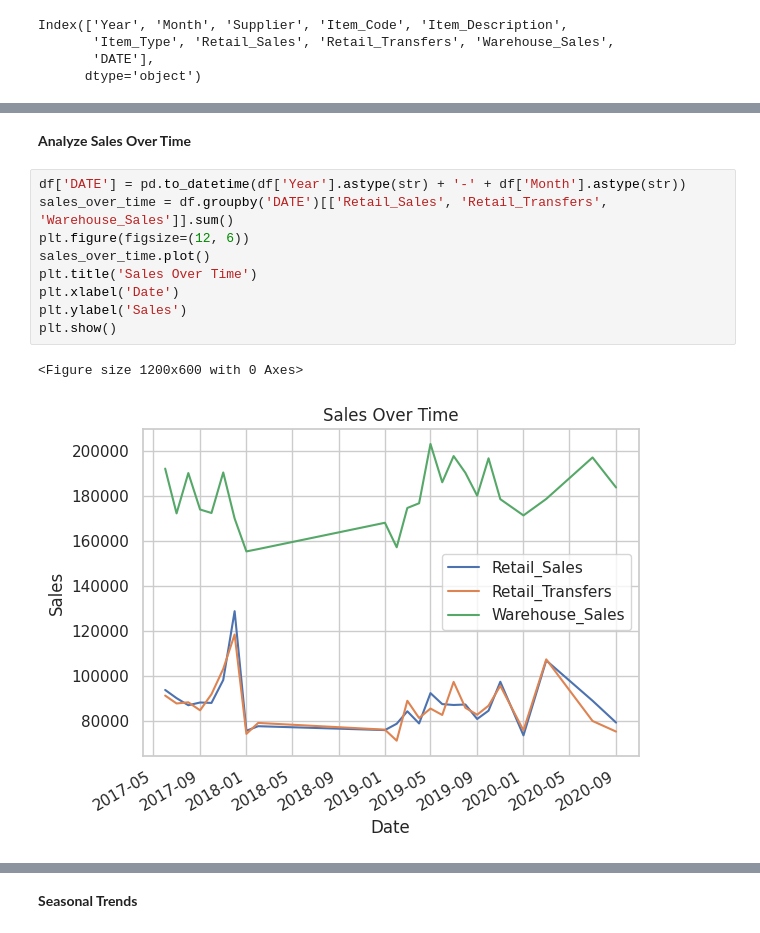
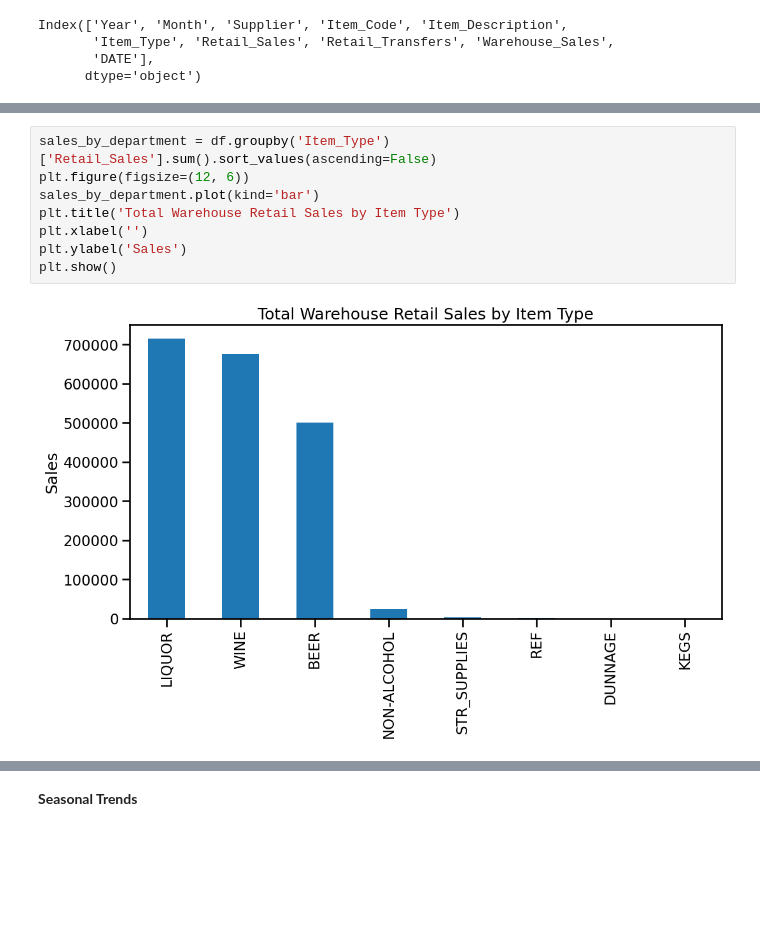
Before and after one commit to Killerfish8/Thesis, a Jupyter notebook: Warehouse_and_Retail_Sales.ipynb, the cells around one changed output, grey strips where cells are left out. Saved outputs shown, nothing was run; the diff lists cells and outputs as text; blank space fills up the shorter version.

```diff
--- a/Warehouse_and_Retail_Sales.ipynb
+++ b/Warehouse_and_Retail_Sales.ipynb
@@ -506,14 +490,10 @@ Index(['Year', 'Month', 'Supplier', 'Item_Code', 'Item_Description',
-# %% [markdown]
-**Analyze Sales Over Time**
 # %%
-df['DATE'] = pd.to_datetime(df['Year'].astype(str) + '-' + df['Month'].astype(str))
-sales_over_time = df.groupby('DATE')[['Retail_Sales', 'Retail_Transfers', 'Warehouse_Sales']].sum()
+sales_by_department = df.groupby('Item_Type')['Retail_Sales'].sum().sort_values(ascending=False)
 plt.figure(figsize=(12, 6))
-sales_over_time.plot()
-plt.title('Sales Over Time')
-plt.xlabel('Date')
+sales_by_department.plot(kind='bar')
+plt.title('Total Warehouse Retail Sales by Item Type')
+plt.xlabel('')
 plt.ylabel('Sales')
 plt.show()
 # %% [output]
-<Figure size 1200x600 with 0 Axes>
-[figure, old version]
+[figure, new version]
```
Also changed, not shown: parts of 51 cells of this notebook.
